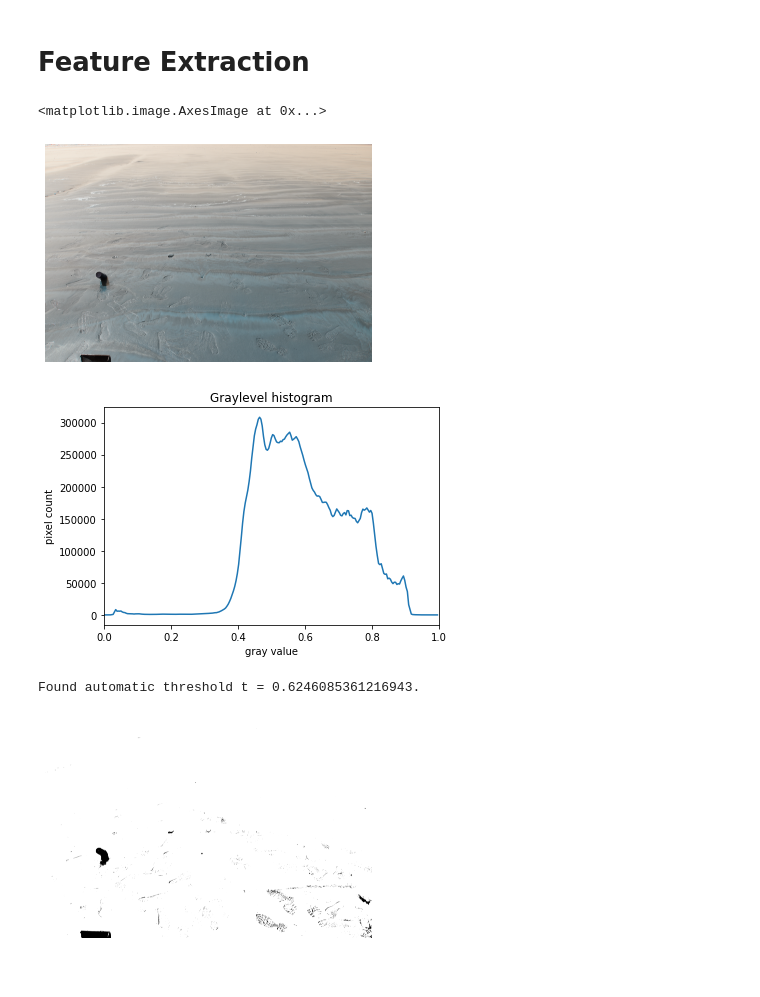
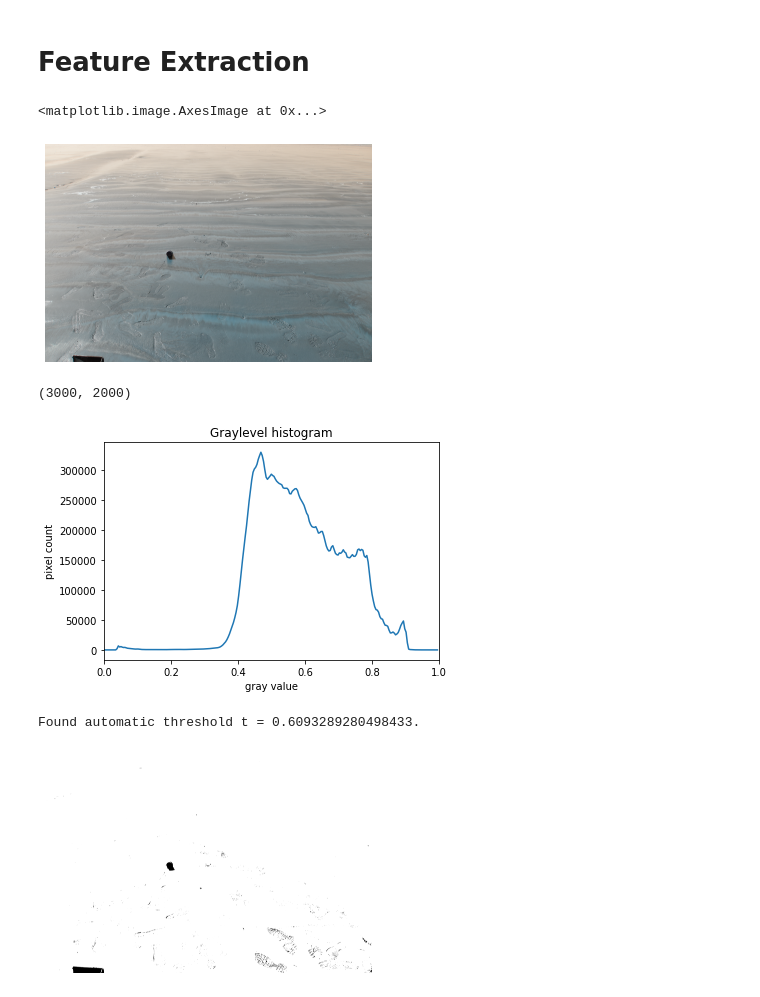
Before and after one commit to pbplop29/Photogrammetry, a Jupyter notebook: Photogrammetry.ipynb, the cells around one changed output. Drawn from its saved outputs; the diff is of its cells as text; code cells hidden in the pictures.

```diff
--- a/Photogrammetry.ipynb
+++ b/Photogrammetry.ipynb
@@ -185,13 +185,21 @@ Found the prespective multiplier === 2.2365.
 # Feature Extraction
 # %%
 # Reading and plotting the problem image
-image_name = '2.JPG'
+image_name = '1.JPG'
 img = cv2.imread(image_name)
 plt.axis('off')
 plt.imshow(img)
 # %% [output]
 <matplotlib.image.AxesImage at 0x...>
-[figure, old version]
+[figure, new version]
+# %%
+# Finding the image dimensions
+dimension = img.shape
+image_center_x = int(round(dimension[1]/2))
+image_center_y = int(round(dimension[0]/2))
+image_center_x,image_center_y
+# %% [output]
+(3000, 2000)
 # %%
 # Handling the naming conventions, if we want to save the files
 image_name_proper = image_name.rsplit( ".", 1 )[ 0 ]
@@ -217,14 +225,14 @@ plt.ylabel("pixel count")
 plt.xlim(0, 1.0)
 plt.show()
 # %% [output]
-[figure, old version]
+[figure, new version]
 # %%
 # Finding the optimum threshold value from above histogram
 t = skimage.filters.threshold_otsu(blurred_image)
 print("Found automatic threshold t = {}.".format(t))
 t=t-0.25
 # %% [output]
-Found automatic threshold t = 0.6246085361216943.
+Found automatic threshold t = 0.6093289280498433.
 # %%
 # Creating the threshold mask
 binary_mask = blurred_image > t
@@ -234,6 +242,6 @@ plt.axis('off')
 plt.savefig(image_mask_name,dpi=300*4.415,bbox_inches='tight',pad_inches = 0)
 plt.show()
 # %% [output]
-[figure, old version]
+[figure, new version]
 # %%
 # Finding the edges and plotting a contour around our object
```
Also changed, not shown: parts of 15 cells of this notebook.
